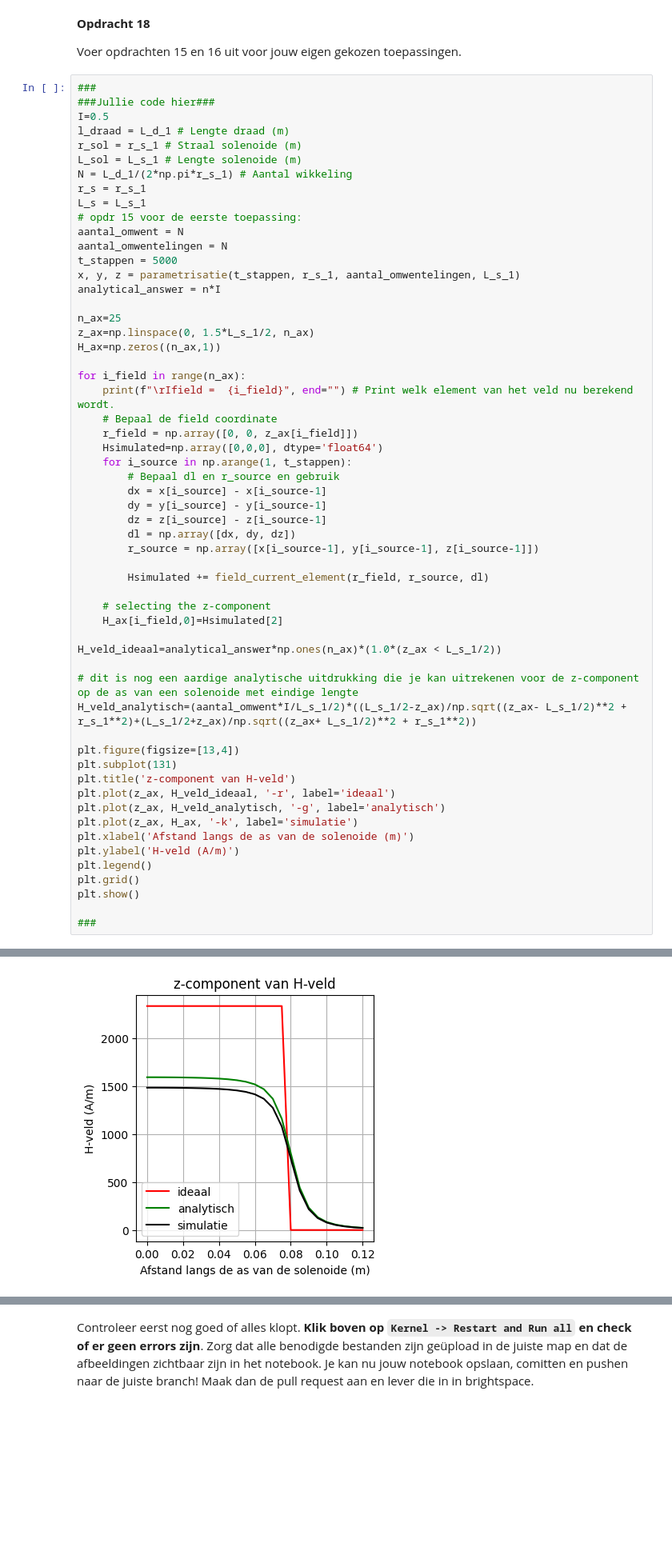
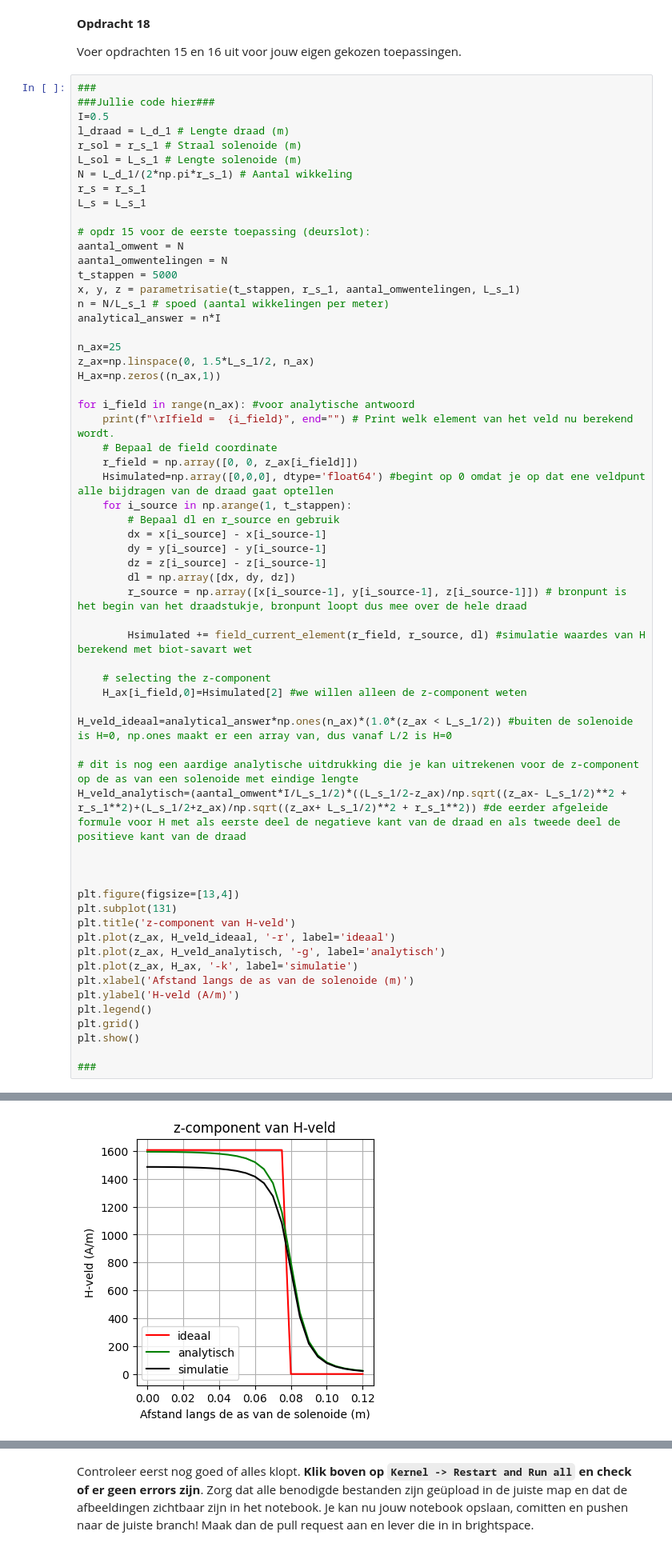
Before and after one commit to Xander1611/opdrachten-DEF-D-AB, a Jupyter notebook: 2KrachtactuatorOpdracht/2KrachtactuatorOpdracht/KrachtactuatorOpdracht.ipynb, the cells around one changed output, grey strips where cells are left out. Shown at 80% size. Drawn from its saved outputs; the diff is of its cells as text; blank space fills up the shorter version.

Commit message:
comments en verbeteringen bij deel 7 toegevoegd

```diff
--- a/2KrachtactuatorOpdracht/2KrachtactuatorOpdracht/KrachtactuatorOpdracht.ipynb
+++ b/2KrachtactuatorOpdracht/2KrachtactuatorOpdracht/KrachtactuatorOpdracht.ipynb
@@ -623,39 +630,43 @@ L_sol = L_s_1 # Lengte solenoide (m)
 N = L_d_1/(2*np.pi*r_s_1) # Aantal wikkeling
 r_s = r_s_1
 L_s = L_s_1
-# opdr 15 voor de eerste toepassing:
+
+# opdr 15 voor de eerste toepassing (deurslot):
 aantal_omwent = N
 aantal_omwentelingen = N
 t_stappen = 5000
 x, y, z = parametrisatie(t_stappen, r_s_1, aantal_omwentelingen, L_s_1)
+n = N/L_s_1 # spoed (aantal wikkelingen per meter)
 analytical_answer = n*I
 
 n_ax=25
 z_ax=np.linspace(0, 1.5*L_s_1/2, n_ax)
 H_ax=np.zeros((n_ax,1))
 
-for i_field in range(n_ax):
+for i_field in range(n_ax): #voor analytische antwoord
     print(f"\rIfield =  {i_field}", end="") # Print welk element van het veld nu berekend wordt.
     # Bepaal de field coordinate
     r_field = np.array([0, 0, z_ax[i_field]])
-    Hsimulated=np.array([0,0,0], dtype='float64')
+    Hsimulated=np.array([0,0,0], dtype='float64') #begint op 0 omdat je op dat ene veldpunt alle bijdragen van de draad gaat optellen
     for i_source in np.arange(1, t_stappen):
         # Bepaal dl en r_source en gebruik
         dx = x[i_source] - x[i_source-1]
         dy = y[i_source] - y[i_source-1]
         dz = z[i_source] - z[i_source-1]
         dl = np.array([dx, dy, dz])
-        r_source = np.array([x[i_source-1], y[i_source-1], z[i_source-1]])
+        r_source = np.array([x[i_source-1], y[i_source-1], z[i_source-1]]) # bronpunt is het begin van het draadstukje, bronpunt loopt dus mee over de hele draad
 
-        Hsimulated += field_current_element(r_field, r_source, dl)
+        Hsimulated += field_current_element(r_field, r_source, dl) #simulatie waardes van H berekend met biot-savart wet
 
     # selecting the z-component
-    H_ax[i_field,0]=Hsimulated[2]
+    H_ax[i_field,0]=Hsimulated[2] #we willen alleen de z-component weten
 
-H_veld_ideaal=analytical_answer*np.ones(n_ax)*(1.0*(z_ax < L_s_1/2))
+H_veld_ideaal=analytical_answer*np.ones(n_ax)*(1.0*(z_ax < L_s_1/2)) #buiten de solenoide is H=0, np.ones maakt er een array van, dus vanaf L/2 is H=0
 
 # dit is nog een aardige analytische uitdrukking die je kan uitrekenen voor de z-component op de as van een solenoide met eindige lengte
-H_veld_analytisch=(aantal_omwent*I/L_s_1/2)*((L_s_1/2-z_ax)/np.sqrt((z_ax- L_s_1/2)**2 + r_s_1**2)+(L_s_1/2+z_ax)/np.sqrt((z_ax+ L_s_1/2)**2 + r_s_1**2))
+H_veld_analytisch=(aantal_omwent*I/L_s_1/2)*((L_s_1/2-z_ax)/np.sqrt((z_ax- L_s_1/2)**2 + r_s_1**2)+(L_s_1/2+z_ax)/np.sqrt((z_ax+ L_s_1/2)**2 + r_s_1**2)) #de eerder afgeleide formule voor H met als eerste deel de negatieve kant van de draad en als tweede deel de positieve kant van de draad
+
+
 
 plt.figure(figsize=[13,4])
 plt.subplot(131)
@@ -675,2 +686,2 @@ Ifield =  24
-[figure, old version]
+[figure, new version]
 # %%
```
Also changed, not shown: parts of 16 cells of this notebook.
